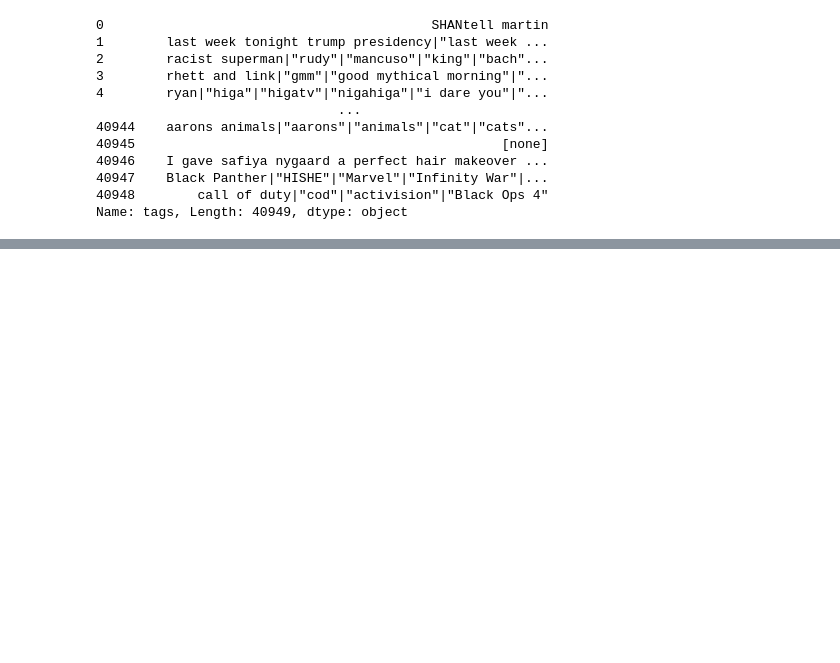
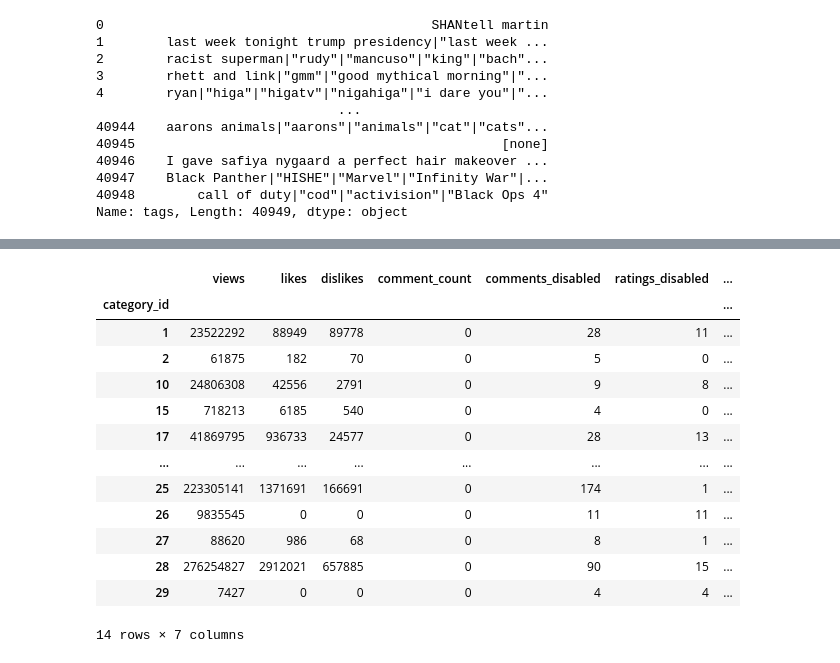
Before and after one commit to Cpizzle1/youtube-trends-topic-modeling-nlp, a Jupyter notebook: notebooks/youtube_eda.ipynb, the cells around one changed output, grey strips where cells are left out. Cells and saved outputs as stored; diff of their text form; code cells hidden in the pictures; blank space fills up the shorter version.

```diff
--- a/notebooks/youtube_eda.ipynb
+++ b/notebooks/youtube_eda.ipynb
@@ -1112,0 +1228,17 @@ len(vocabulary)
+# %%
+comment_disabled_df_catagory_df
+# %% [output]
+|  | views | likes | dislikes | comment_count | comments_disabled | ratings_disabled | ... |
+| category_id |  |  |  |  |  |  | ... |
+| 1 | 23522292 | 88949 | 89778 | 0 | 28 | 11 | ... |
+| 2 | 61875 | 182 | 70 | 0 | 5 | 0 | ... |
+| 10 | 24806308 | 42556 | 2791 | 0 | 9 | 8 | ... |
+| 15 | 718213 | 6185 | 540 | 0 | 4 | 0 | ... |
+| 17 | 41869795 | 936733 | 24577 | 0 | 28 | 13 | ... |
+| ... | ... | ... | ... | ... | ... | ... | ... |
+| 25 | 223305141 | 1371691 | 166691 | 0 | 174 | 1 | ... |
+| 26 | 9835545 | 0 | 0 | 0 | 11 | 11 | ... |
+| 27 | 88620 | 986 | 68 | 0 | 8 | 1 | ... |
+| 28 | 276254827 | 2912021 | 657885 | 0 | 90 | 15 | ... |
+| 29 | 7427 | 0 | 0 | 0 | 4 | 4 | ... |
+14 rows × 7 columns
```
Also changed, not shown: parts of 15 cells of this notebook, 12 other files.
